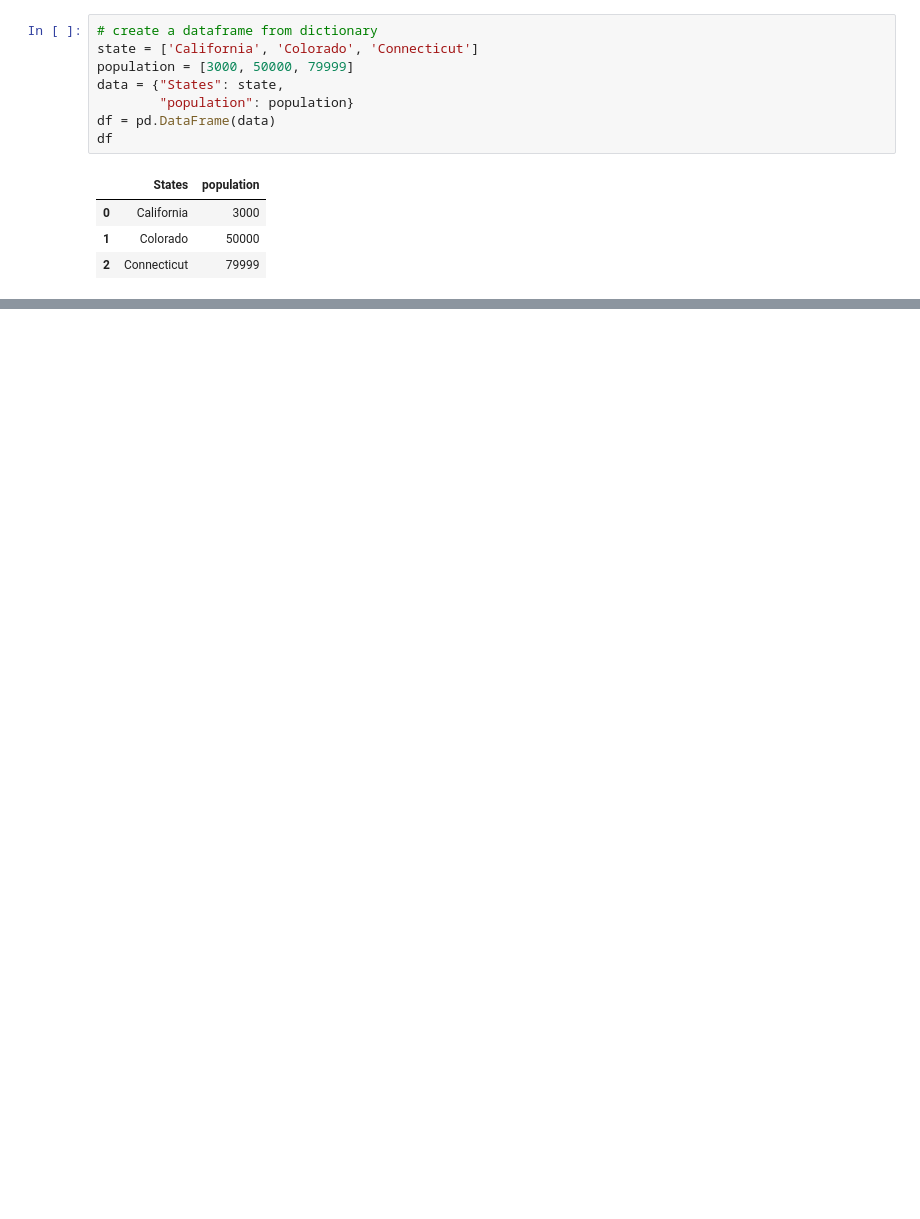
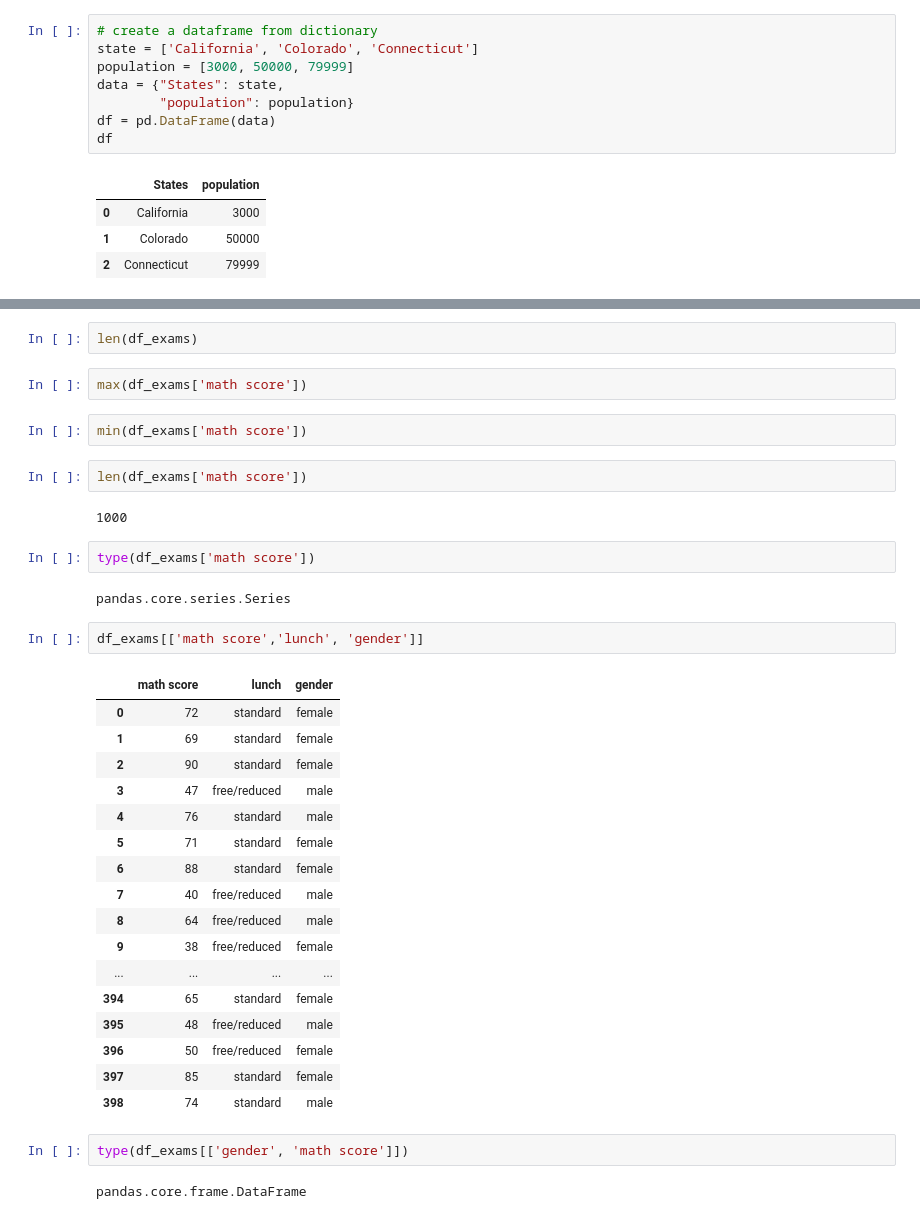
Before and after one commit to Stan-is-the-man/Data_science_bootcamp_2023, a Jupyter notebook: data_science_bootcamp.ipynb, the cells around one changed output, grey strips where cells are left out. Cells and saved outputs as stored; diff of their text form; blank space fills up the shorter version.

```diff
--- a/data_science_bootcamp.ipynb
+++ b/data_science_bootcamp.ipynb
@@ -83,0 +43,38 @@ df_exams
+# %%
+len(df_exams)
+# %%
+max(df_exams['math score'])
+# %%
+min(df_exams['math score'])
+# %%
+len(df_exams['math score'])
+# %% [output]
+1000
+# %%
+type(df_exams['math score'])
+# %% [output]
+pandas.core.series.Series
+# %%
+df_exams[['math score','lunch', 'gender']]
+# %% [output]
+|  | math score | lunch | gender |
+| 0 | 72 | standard | female |
+| 1 | 69 | standard | female |
+| 2 | 90 | standard | female |
+| 3 | 47 | free/reduced | male |
+| 4 | 76 | standard | male |
+| 5 | 71 | standard | female |
+| 6 | 88 | standard | female |
+| 7 | 40 | free/reduced | male |
+| 8 | 64 | free/reduced | male |
+| 9 | 38 | free/reduced | female |
+| ... | ... | ... | ... |
+| 394 | 65 | standard | female |
+| 395 | 48 | free/reduced | male |
+| 396 | 50 | free/reduced | female |
+| 397 | 85 | standard | female |
+| 398 | 74 | standard | male |
+# %%
+type(df_exams[['gender', 'math score']])
+# %% [output]
+pandas.core.frame.DataFrame
```
Also changed, not shown: parts of 6 cells of this notebook, 2 other files.
